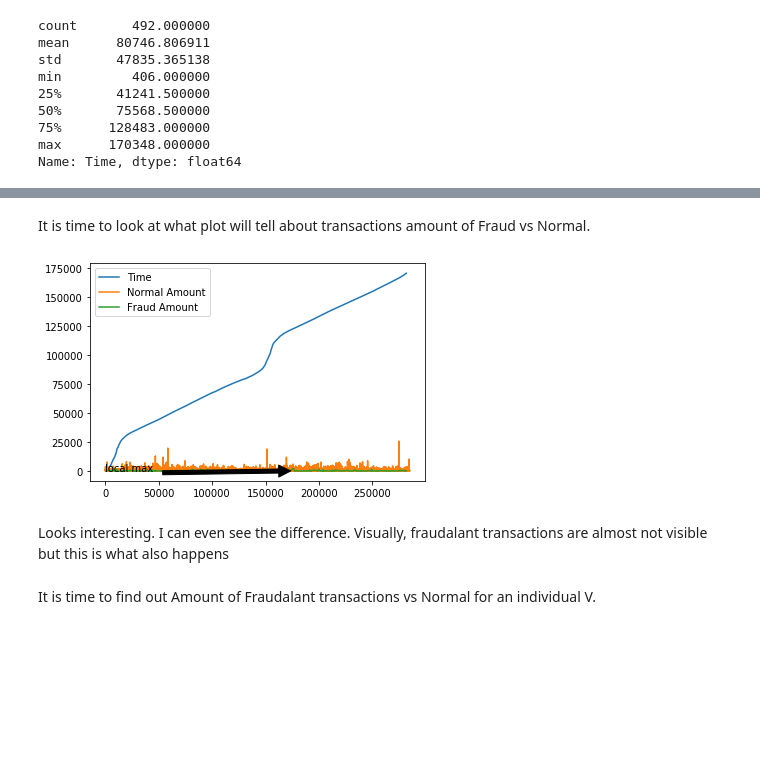
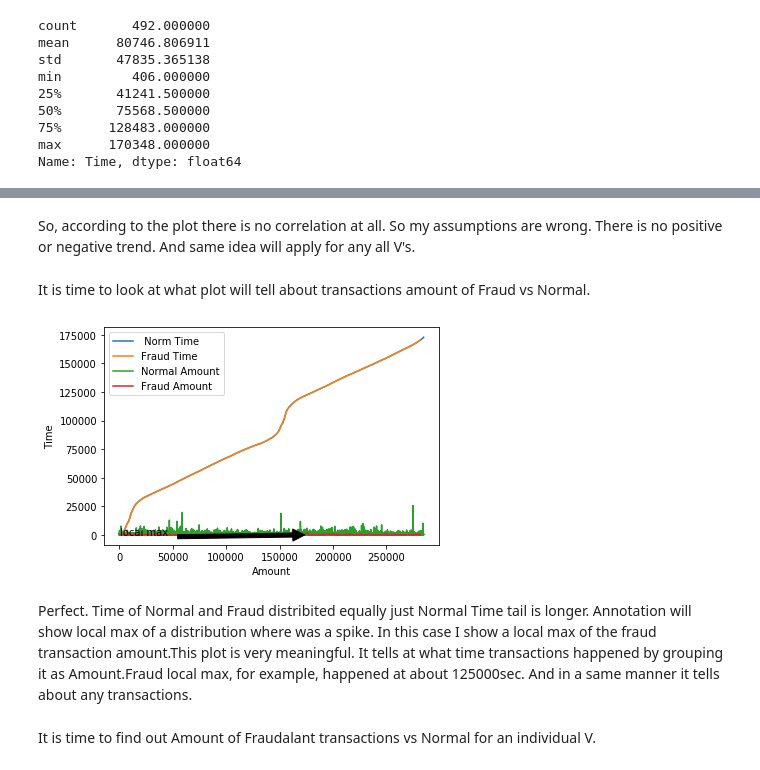
Before and after one commit to NewtoIBM/data_student, a Jupyter notebook: Egor_Capstone_2.ipynb, the cells around one changed output, grey strips where cells are left out. Saved outputs shown, nothing was run; the diff lists cells and outputs as text; code cells hidden in the pictures; blank space fills up the shorter version.

```diff
--- a/Egor_Capstone_2.ipynb
+++ b/Egor_Capstone_2.ipynb
@@ -232,22 +251,25 @@ Class Amount  Time
+# %% [markdown]
+So, according to the plot there is no correlation at all. So my assumptions are wrong. There is no positive or negative trend. And same idea will apply for any all V's.
 # %% [markdown]
 It is time to look at what plot will tell about transactions amount of Fraud vs Normal.
 # %%
 fig, ax = plt.subplots()
-
-ax.plot(Fraud.Time,  label="Time")
+ax.plot(Normal.Time,  label=" Norm Time")
+ax.plot(Fraud.Time,  label="Fraud Time")
 ax.plot(Normal.Amount,  label="Normal Amount")
 ax.plot(Fraud.Amount, label="Fraud Amount")
 
-plt.annotate('local max', xy=(180300, 100), xytext=(60, 30),
+plt.annotate('local max', xy=(180300, 100), xytext=(1000, 30),
             arrowprops=dict(facecolor='black', shrink=0.05))
 
 ax.legend()
-
+plt.xlabel('Amount')
+plt.ylabel('Time')
 plt.show()
 # %% [output]
-[figure, old version]
+[figure, new version]
-# %% [markdown]
-Looks interesting.  I can even see the difference. Visually, fraudalant transactions are almost not visible but this is what also happens
+# %% [markdown]
+Perfect. Time of Normal and Fraud distribited equally just Normal Time tail is longer.   Annotation will show local max of a distribution where was a spike. In this case I show a local max of the fraud transaction amount.This plot is very meaningful. It tells at what time transactions happened by grouping it as Amount.Fraud local max, for example, happened at about 125000sec. And in a same manner it tells about any transactions.
 # %% [markdown]
 It is time to find out Amount of Fraudalant transactions  vs Normal  for an individual V.
 # %%
```
Also changed, not shown: parts of 43 cells of this notebook.
